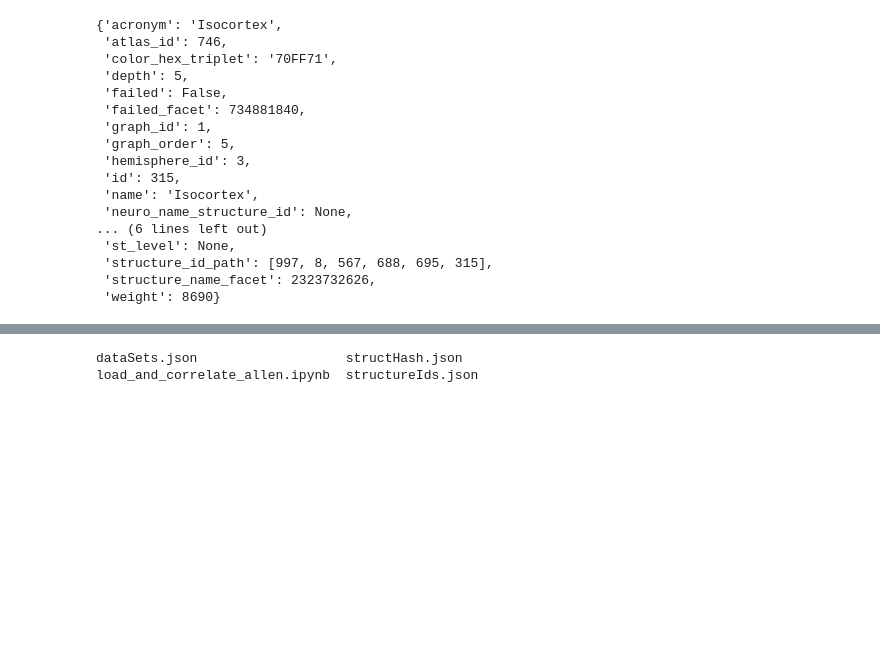
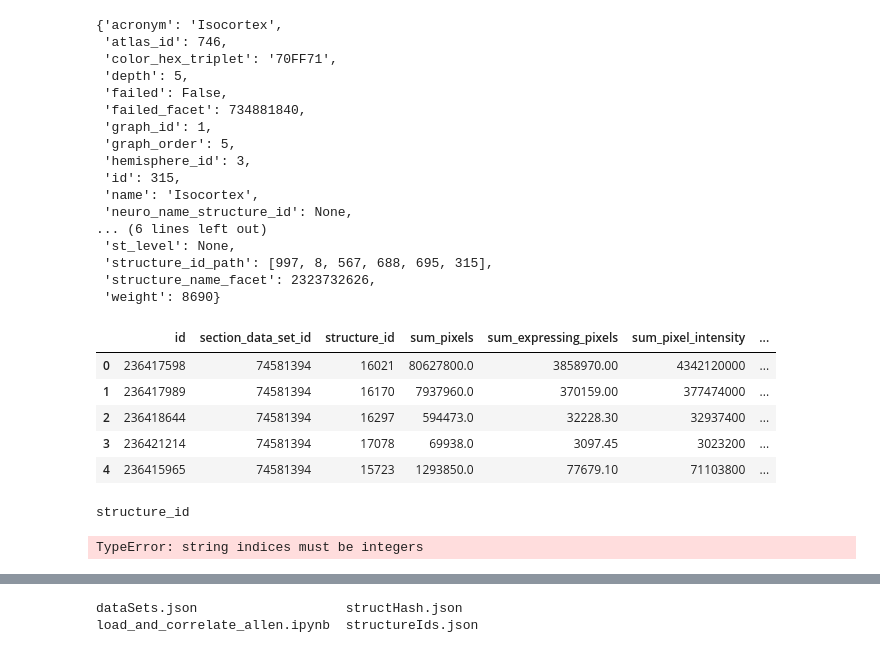
Before and after one commit to mdhumphries/NetworkNoiseRejection, a Jupyter notebook: Networks/Allen_mouse_brain_atlas/load_and_correlate_allen.ipynb, the cells around one changed output, grey strips where cells are left out. Saved outputs shown, nothing was run; the diff lists cells and outputs as text; code cells hidden in the pictures; blank space fills up the shorter version.

Commit message:
added expression datasets list

```diff
--- a/Networks/Allen_mouse_brain_atlas/load_and_correlate_allen.ipynb
+++ b/Networks/Allen_mouse_brain_atlas/load_and_correlate_allen.ipynb
@@ -205,3 +209,24 @@ structHash[315]
  'structure_id_path': [997, 8, 567, 688, 695, 315],
  'structure_name_facet': 2323732626,
  'weight': 8690}
+# %%
+data_2014 = pd.read_csv('/home/mathew/Downloads/first_dataset_2014.csv')
+data_2014.head()
+# %% [output]
+|  | id | section_data_set_id | structure_id | sum_pixels | sum_expressing_pixels | sum_pixel_intensity | ... |
+| 0 | 236417598 | 74581394 | 16021 | 80627800.0 | 3858970.00 | 4342120000 | ... |
+| 1 | 236417989 | 74581394 | 16170 | 7937960.0 | 370159.00 | 377474000 | ... |
+| 2 | 236418644 | 74581394 | 16297 | 594473.0 | 32228.30 | 32937400 | ... |
+| 3 | 236421214 | 74581394 | 17078 | 69938.0 | 3097.45 | 3023200 | ... |
+| 4 | 236415965 | 74581394 | 15723 | 1293850.0 | 77679.10 | 71103800 | ... |
+# %%
+d_14 = data_2014.to_dict()
+for j, us in enumerate(d_14):
+    print(us)
+    sid = us['structure_id']
+    print(j, sid)
+    if sid in sidHash:
+        print(structHash[sid]['name'])
+# %% [output]
+structure_id
+TypeError: string indices must be integers
```
Also changed, not shown: parts of 4 cells of this notebook, 2 other files.
